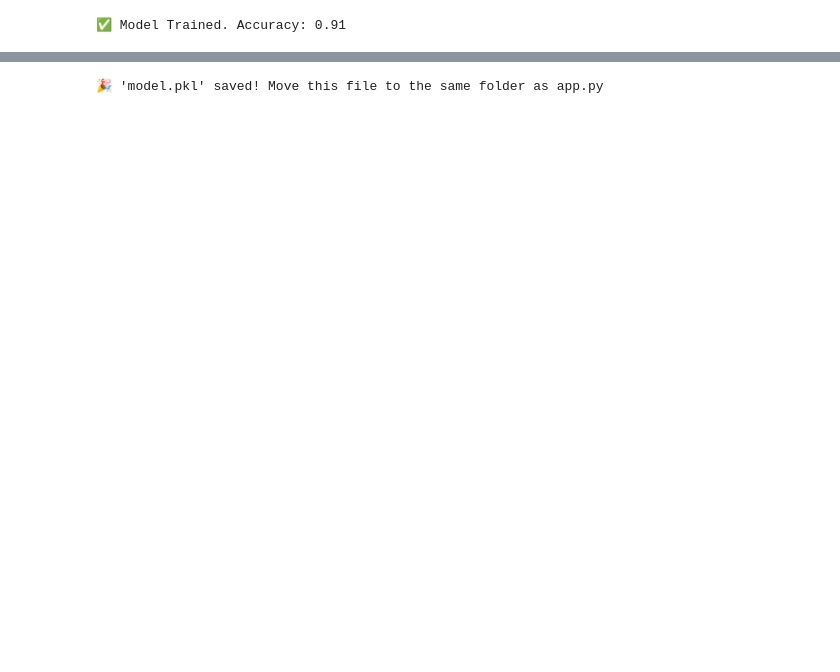
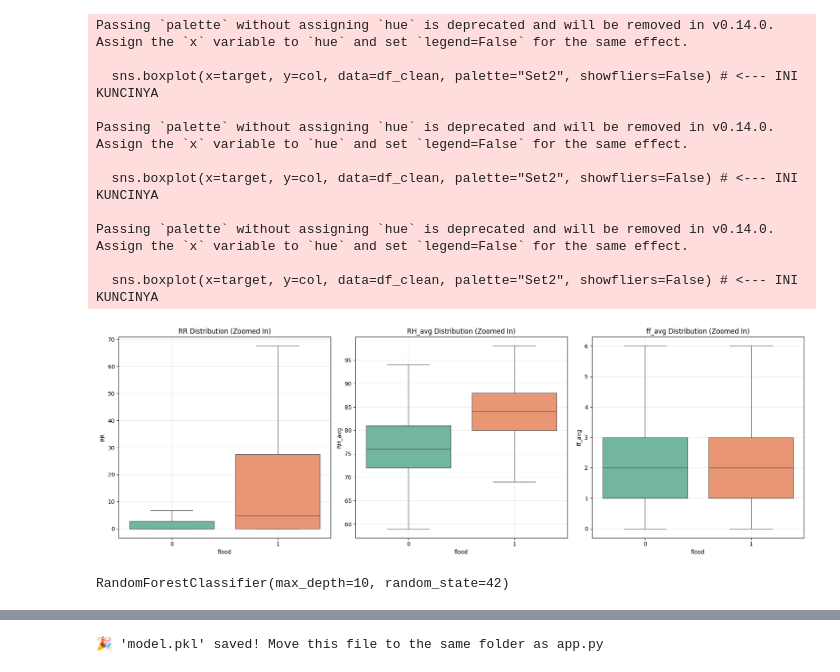
Before and after one commit to Kenneth171204/ALP_AI, a Jupyter notebook: model_api/AI_Model.ipynb, the cells around one changed output, grey strips where cells are left out. Drawn from its saved outputs; the diff is of its cells as text; code cells hidden in the pictures; blank space fills up the shorter version.

```diff
--- a/model_api/AI_Model.ipynb
+++ b/model_api/AI_Model.ipynb
@@ -19,10 +27,34 @@ y = df_clean[target]
+# %%
+plt.figure(figsize=(18, 6)) # Saya perbesar sedikit ukurannya
+for i, col in enumerate(features):
+    plt.subplot(1, 3, i+1)
+    sns.boxplot(x=target, y=col, data=df_clean, palette="Set2", showfliers=False) # <--- INI KUNCINYA
+    plt.title(f"{col} Distribution (Zoomed In)")
+    plt.grid(True, alpha=0.3) # Tambah garis bantu biar enak dilihat
+
+plt.tight_layout()
+plt.show()
+# %% [output]
+Passing `palette` without assigning `hue` is deprecated and will be removed in v0.14.0. Assign the `x` variable to `hue` and set `legend=False` for the same effect.
+
+  sns.boxplot(x=target, y=col, data=df_clean, palette="Set2", showfliers=False) # <--- INI KUNCINYA
+
+Passing `palette` without assigning `hue` is deprecated and will be removed in v0.14.0. Assign the `x` variable to `hue` and set `legend=False` for the same effect.
+
+  sns.boxplot(x=target, y=col, data=df_clean, palette="Set2", showfliers=False) # <--- INI KUNCINYA
+
+Passing `palette` without assigning `hue` is deprecated and will be removed in v0.14.0. Assign the `x` variable to `hue` and set `legend=False` for the same effect.
+
+  sns.boxplot(x=target, y=col, data=df_clean, palette="Set2", showfliers=False) # <--- INI KUNCINYA
+[figure, added]
 # %%
+X = df_clean[features]
+y = df_clean[target]
+
 X_train, X_test, y_train, y_test = train_test_split(X, y, test_size=0.2, random_state=42)
 
 # We use a robust Random Forest
 model = RandomForestClassifier(n_estimators=100, max_depth=10, random_state=42)
 model.fit(X_train, y_train)
-
-print(f"✅ Model Trained. Accuracy: {model.score(X_test, y_test):.2f}")
 # %% [output]
-✅ Model Trained. Accuracy: 0.91
+RandomForestClassifier(max_depth=10, random_state=42)
```
Also changed, not shown: parts of 4 cells of this notebook.
